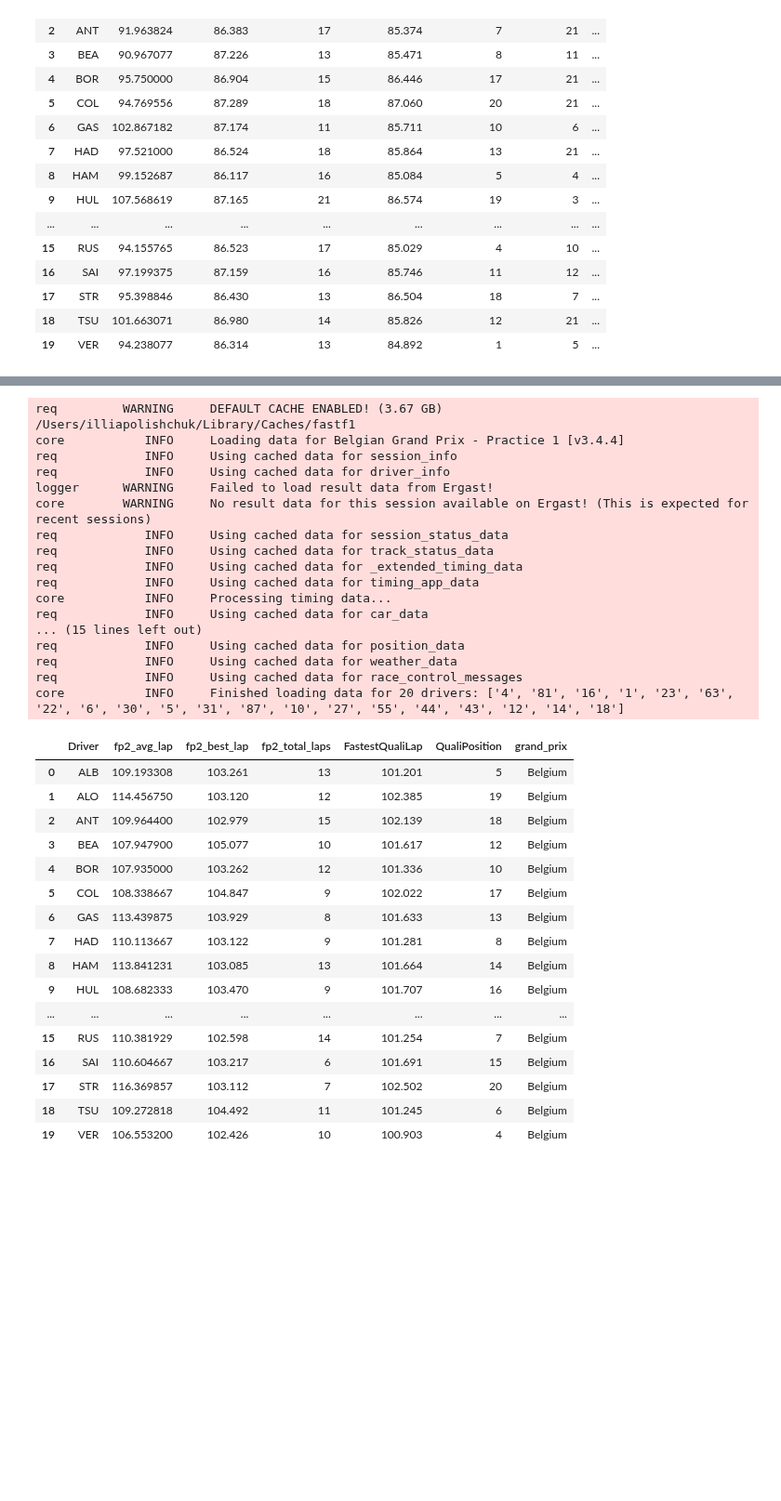
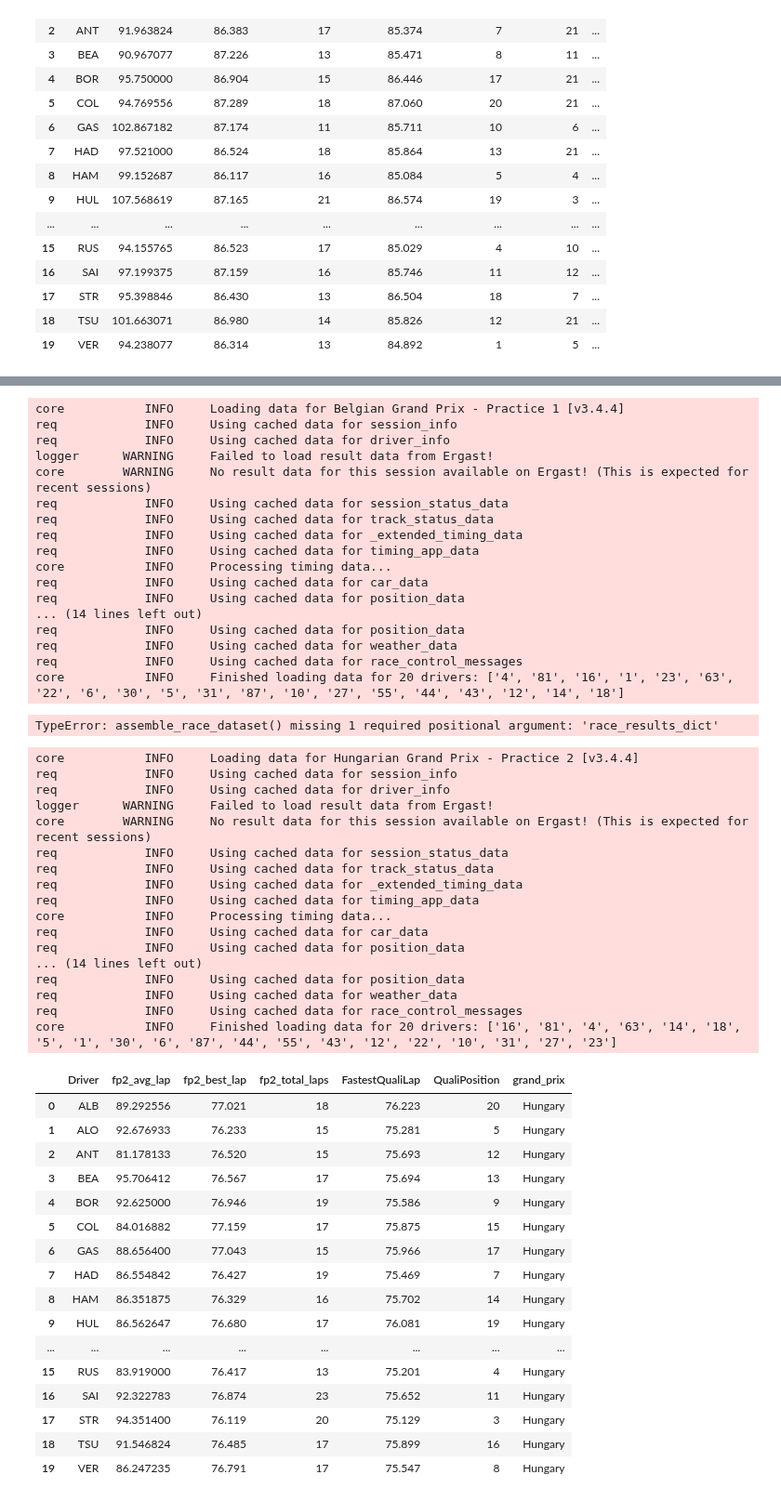
Before and after one commit to ipolishc22/f1-podium-predictor, a Jupyter notebook: notebooks/data_collection.ipynb, the cells around one changed output, grey strips where cells are left out. Shown at 93% size. Cells and saved outputs as stored; diff of their text form; code cells hidden in the pictures; blank space fills up the shorter version.

```diff
--- a/notebooks/data_collection.ipynb
+++ b/notebooks/data_collection.ipynb
@@ -883,11 +954,10 @@ fp2_features_13 = extract_fp2_features(fp2_clean_13)
 
 quali_features_13 = extract_quali_features(quali_clean_13)
 
-race_df_13 = assemble_race_dataset(fp2_features_13, quali_features_13)
+race_df_13 = assemble_race_dataset_pre_race(fp2_features_13, quali_features_13)
 race_df_13["grand_prix"] = "Belgium"
 race_df_13
 # %% [output]
-req         WARNING     DEFAULT CACHE ENABLED! (3.67 GB) /Users/illiapolishchuk/Library/Caches/fastf1
 core           INFO     Loading data for Belgian Grand Prix - Practice 1 [v3.4.4]
 req            INFO     Using cached data for session_info
 req            INFO     Using cached data for driver_info
@@ -899,26 +969,62 @@ req            INFO     Using cached data for _extended_timing_data
 req            INFO     Using cached data for timing_app_data
 core           INFO     Processing timing data...
 req            INFO     Using cached data for car_data
-... (15 lines left out)
+req            INFO     Using cached data for position_data
+... (14 lines left out)
 req            INFO     Using cached data for position_data
 req            INFO     Using cached data for weather_data
 req            INFO     Using cached data for race_control_messages
 core           INFO     Finished loading data for 20 drivers: ['4', '81', '16', '1', '23', '63', '22', '6', '30', '5', '31', '87', '10', '27', '55', '44', '43', '12', '14', '18']
-|  | Driver | fp2_avg_lap | fp2_best_lap | fp2_total_laps | FastestQualiLap | QualiPosition | grand_prix |
-| 0 | ALB | 109.193308 | 103.261 | 13 | 101.201 | 5 | Belgium |
-| 1 | ALO | 114.456750 | 103.120 | 12 | 102.385 | 19 | Belgium |
-| 2 | ANT | 109.964400 | 102.979 | 15 | 102.139 | 18 | Belgium |
-| 3 | BEA | 107.947900 | 105.077 | 10 | 101.617 | 12 | Belgium |
-| 4 | BOR | 107.935000 | 103.262 | 12 | 101.336 | 10 | Belgium |
-| 5 | COL | 108.338667 | 104.847 | 9 | 102.022 | 17 | Belgium |
-| 6 | GAS | 113.439875 | 103.929 | 8 | 101.633 | 13 | Belgium |
-| 7 | HAD | 110.113667 | 103.122 | 9 | 101.281 | 8 | Belgium |
-| 8 | HAM | 113.841231 | 103.085 | 13 | 101.664 | 14 | Belgium |
-| 9 | HUL | 108.682333 | 103.470 | 9 | 101.707 | 16 | Belgium |
-| ... | ... | ... | ... | ... | ... | ... | ... |
-| 15 | RUS | 110.381929 | 102.598 | 14 | 101.254 | 7 | Belgium |
-| 16 | SAI | 110.604667 | 103.217 | 6 | 101.691 | 15 | Belgium |
-| 17 | STR | 116.369857 | 103.112 | 7 | 102.502 | 20 | Belgium |
-| 18 | TSU | 109.272818 | 104.492 | 11 | 101.245 | 6 | Belgium |
-| 19 | VER | 106.553200 | 102.426 | 10 | 100.903 | 4 | Belgium |
+TypeError: assemble_race_dataset() missing 1 required positional argument: 'race_results_dict'
+# %%
+# Hungarian GP 2025 (Round 14)
+# This cell was made before the race so it excludes the race finish data
+df_fp2_14 = extract_session_data(2025, "Hungary", "FP2")
+df_quali_14 = extract_session_data(2025, "Hungary", "Q")
+
+fp2_clean_14 = clean_session_data(df_fp2_14)
+quali_clean_14 = clean_session_data(df_quali_14)
+
+fp2_features_14 = extract_fp2_features(fp2_clean_14)
+
+quali_features_14 = extract_quali_features(quali_clean_14)
+
+race_df_14 = assemble_race_dataset_pre_race(fp2_features_14, quali_features_14)
+race_df_14["grand_prix"] = "Hungary"
+race_df_14
+# %% [output]
+core           INFO     Loading data for Hungarian Grand Prix - Practice 2 [v3.4.4]
+req            INFO     Using cached data for session_info
+req            INFO     Using cached data for driver_info
+logger      WARNING     Failed to load result data from Ergast!
+core        WARNING     No result data for this session available on Ergast! (This is expected for recent sessions)
+req            INFO     Using cached data for session_status_data
+req            INFO     Using cached data for track_status_data
+req            INFO     Using cached data for _extended_timing_data
+req            INFO     Using cached data for timing_app_data
+core           INFO     Processing timing data...
+req            INFO     Using cached data for car_data
+req            INFO     Using cached data for position_data
+... (14 lines left out)
+req            INFO     Using cached data for position_data
+req            INFO     Using cached data for weather_data
+req            INFO     Using cached data for race_control_messages
+core           INFO     Finished loading data for 20 drivers: ['16', '81', '4', '63', '14', '18', '5', '1', '30', '6', '87', '44', '55', '43', '12', '22', '10', '31', '27', '23']
+|  | Driver | fp2_avg_lap | fp2_best_lap | fp2_total_laps | FastestQualiLap | QualiPosition | grand_prix |
+| 0 | ALB | 89.292556 | 77.021 | 18 | 76.223 | 20 | Hungary |
+| 1 | ALO | 92.676933 | 76.233 | 15 | 75.281 | 5 | Hungary |
+| 2 | ANT | 81.178133 | 76.520 | 15 | 75.693 | 12 | Hungary |
+| 3 | BEA | 95.706412 | 76.567 | 17 | 75.694 | 13 | Hungary |
+| 4 | BOR | 92.625000 | 76.946 | 19 | 75.586 | 9 | Hungary |
+| 5 | COL | 84.016882 | 77.159 | 17 | 75.875 | 15 | Hungary |
+| 6 | GAS | 88.656400 | 77.043 | 15 | 75.966 | 17 | Hungary |
+| 7 | HAD | 86.554842 | 76.427 | 19 | 75.469 | 7 | Hungary |
+| 8 | HAM | 86.351875 | 76.329 | 16 | 75.702 | 14 | Hungary |
+| 9 | HUL | 86.562647 | 76.680 | 17 | 76.081 | 19 | Hungary |
+| ... | ... | ... | ... | ... | ... | ... | ... |
+| 15 | RUS | 83.919000 | 76.417 | 13 | 75.201 | 4 | Hungary |
+| 16 | SAI | 92.322783 | 76.874 | 23 | 75.652 | 11 | Hungary |
+| 17 | STR | 94.351400 | 76.119 | 20 | 75.129 | 3 | Hungary |
+| 18 | TSU | 91.546824 | 76.485 | 17 | 75.899 | 16 | Hungary |
+| 19 | VER | 86.247235 | 76.791 | 17 | 75.547 | 8 | Hungary |
 # %%
```
Also changed, not shown: parts of 11 cells of this notebook.
